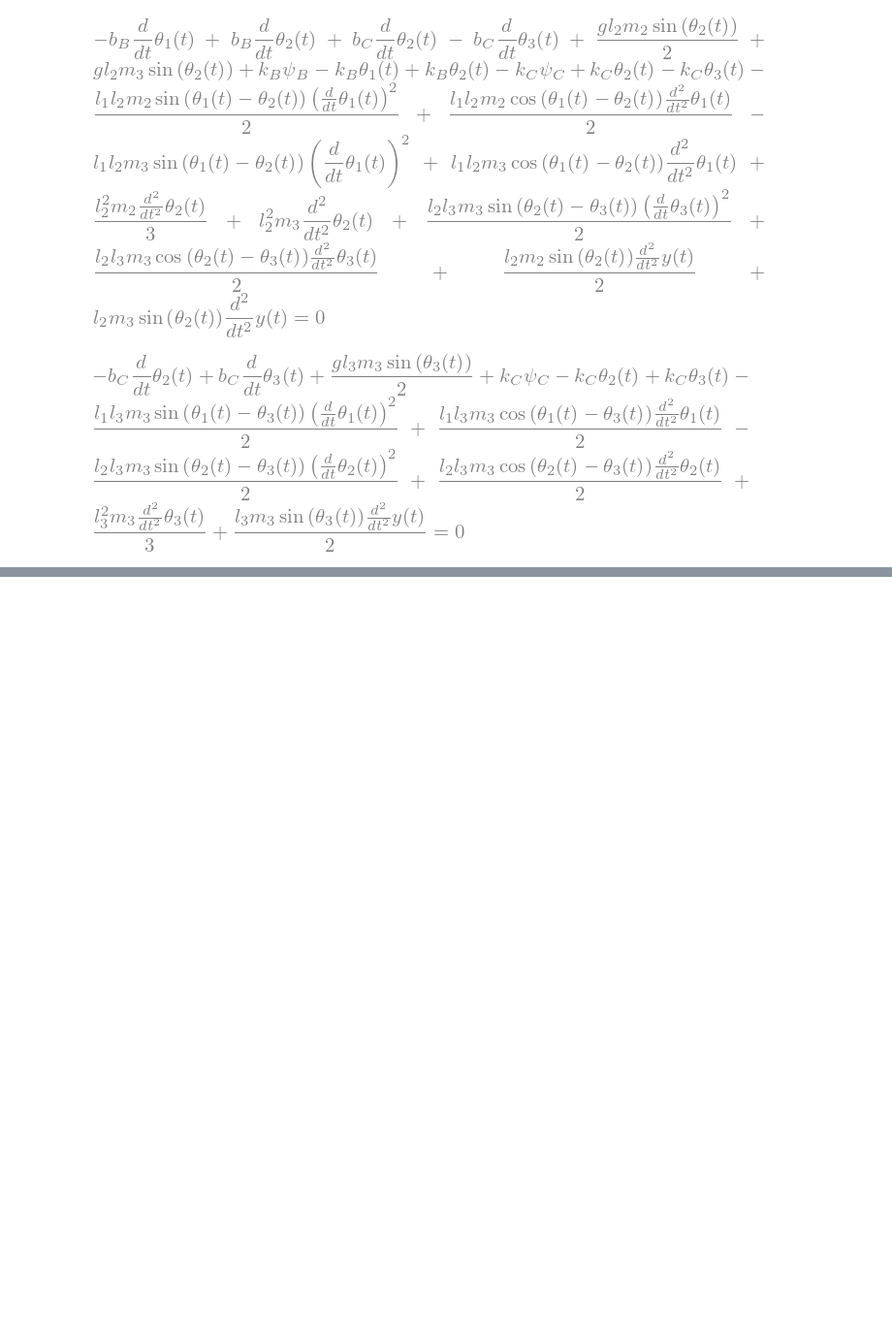
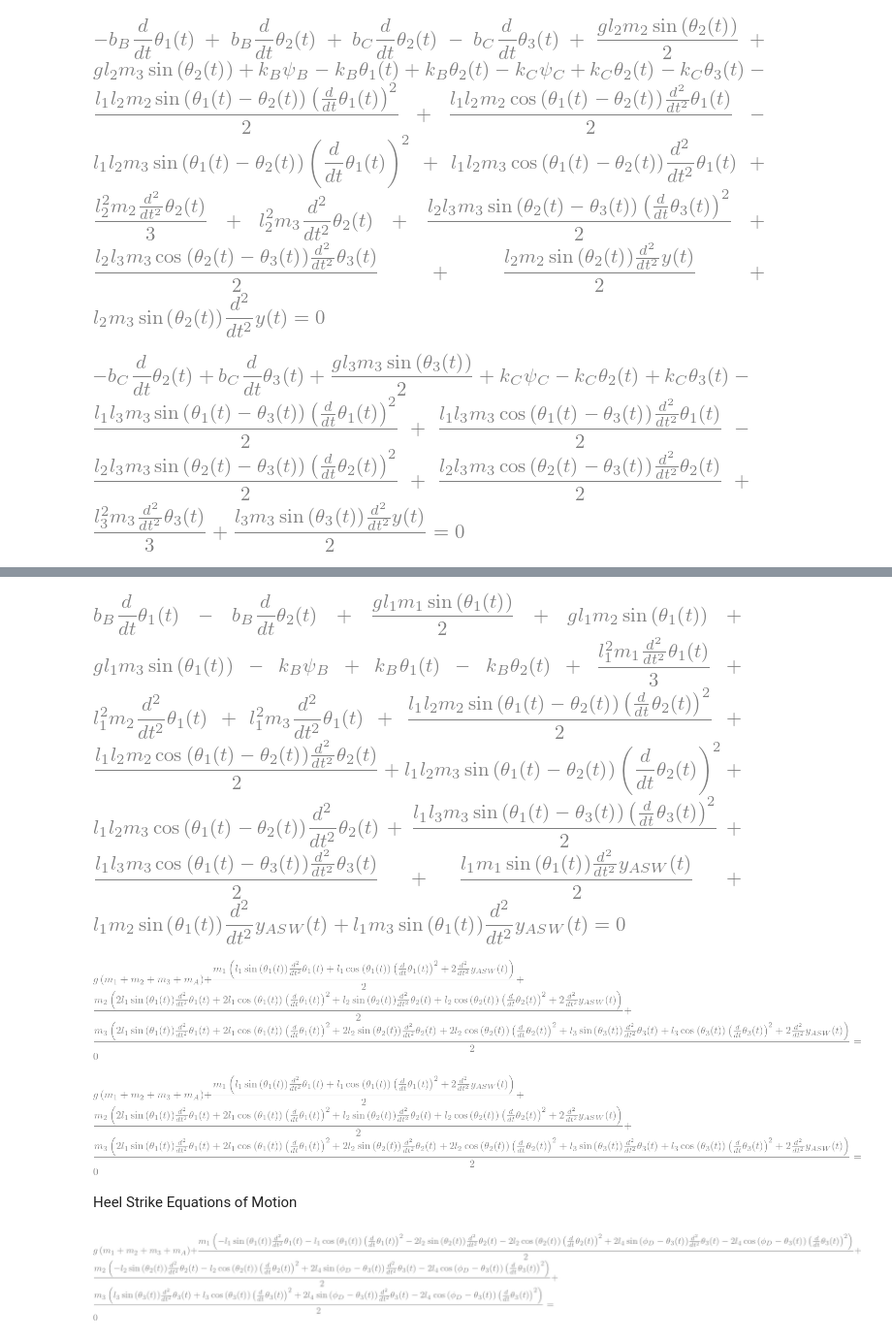
Before and after one commit to yobelabraham/ME469-Group1, a Jupyter notebook: Symbolic Computing/equations.ipynb, the cells around one changed output, grey strips where cells are left out. Shown at 97% size. Drawn from its saved outputs; the diff is of its cells as text; code cells hidden in the pictures; blank space fills up the shorter version.

```diff
--- a/Symbolic Computing/equations.ipynb
+++ b/Symbolic Computing/equations.ipynb
@@ -322,0 +349,22 @@ Eq(EOM_3, 0)
+# %%
+EOM_SW_1 = simplify(EOM_1.subs(y, y_A_SW))
+Eq(EOM_SW_1, 0)
+# %% [output]
+[figure, added]
+# %%
+EOM_SW_2 = simplify(EOM_y.subs(y, y_A_SW))
+Eq(EOM_SW_2, 0)
+# %% [output]
+[figure, added]
+# %%
+EOM_SW_3 = simplify(EOM_y.subs(y, y_A_SW))
+Eq(EOM_SW_3, 0)
+# %% [output]
+[figure, added]
+# %% [markdown]
+Heel Strike Equations of Motion
+# %%
+EOM_HS_y = simplify(EOM_y.subs(y, y_HS))
+Eq(EOM_HS_y, 0)
+# %% [output]
+[figure, added]
```
Also changed, not shown: parts of 18 cells of this notebook.
